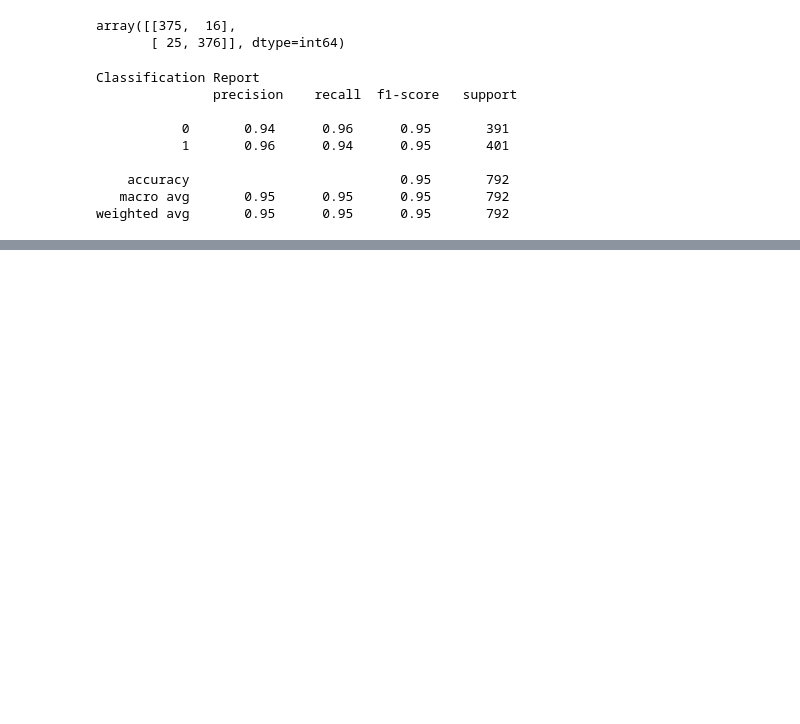
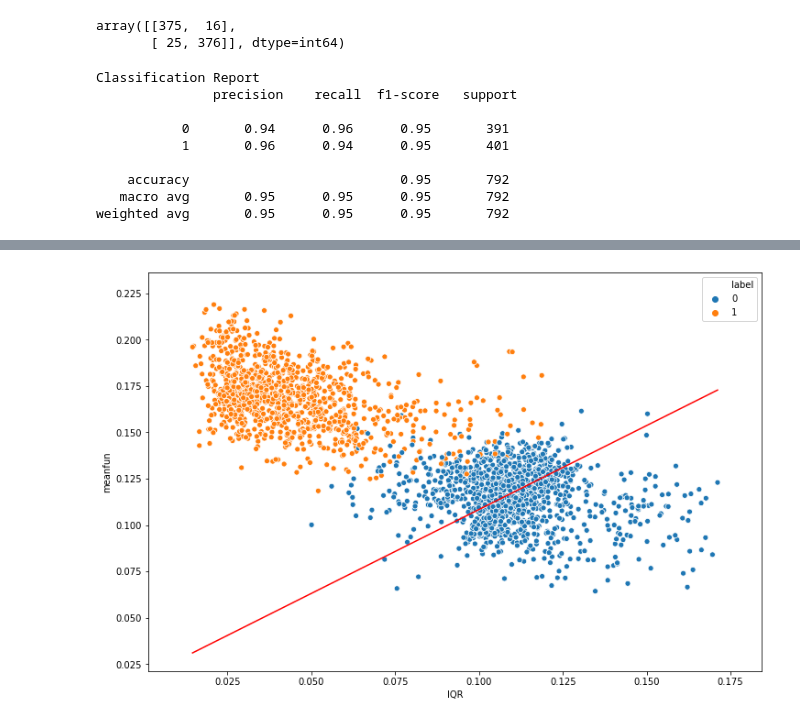
Before and after one commit to Firaze/FAD_project, a Jupyter notebook: GV_reg.ipynb, the cells around one changed output, grey strips where cells are left out. Drawn from its saved outputs; the diff is of its cells as text; code cells hidden in the pictures; blank space fills up the shorter version.

```diff
--- a/GV_reg.ipynb
+++ b/GV_reg.ipynb
@@ -241,0 +272,3 @@ weighted avg       0.95      0.95      0.95       792
+# %%
+model_c=ols("label ~IQR+meanfun",data_clean_train).fit()
+model_c.summary()
@@ -241,0 +296,17 @@ weighted avg       0.95      0.95      0.95       792
+# %%
+b0 = model_c.params.Intercept
+b1 = model_c.params.meanfun
+b2 = model_c.params.IQR
+
+m = -b1/b2
+q= - b0/b2
+
+x = np.linspace(np.min(data_clean_train.IQR),np.max(data_clean_train.IQR),2)
+y = m*x+q
+
+plt.figure(figsize=(12,8))
+sns.scatterplot('IQR','meanfun',data=data_clean_train ,hue='label')
+plt.plot(x,y,'r')
+plt.show()
+# %% [output]
+[figure, added]
```
Also changed, not shown: parts of 14 cells of this notebook, 3 other files.
